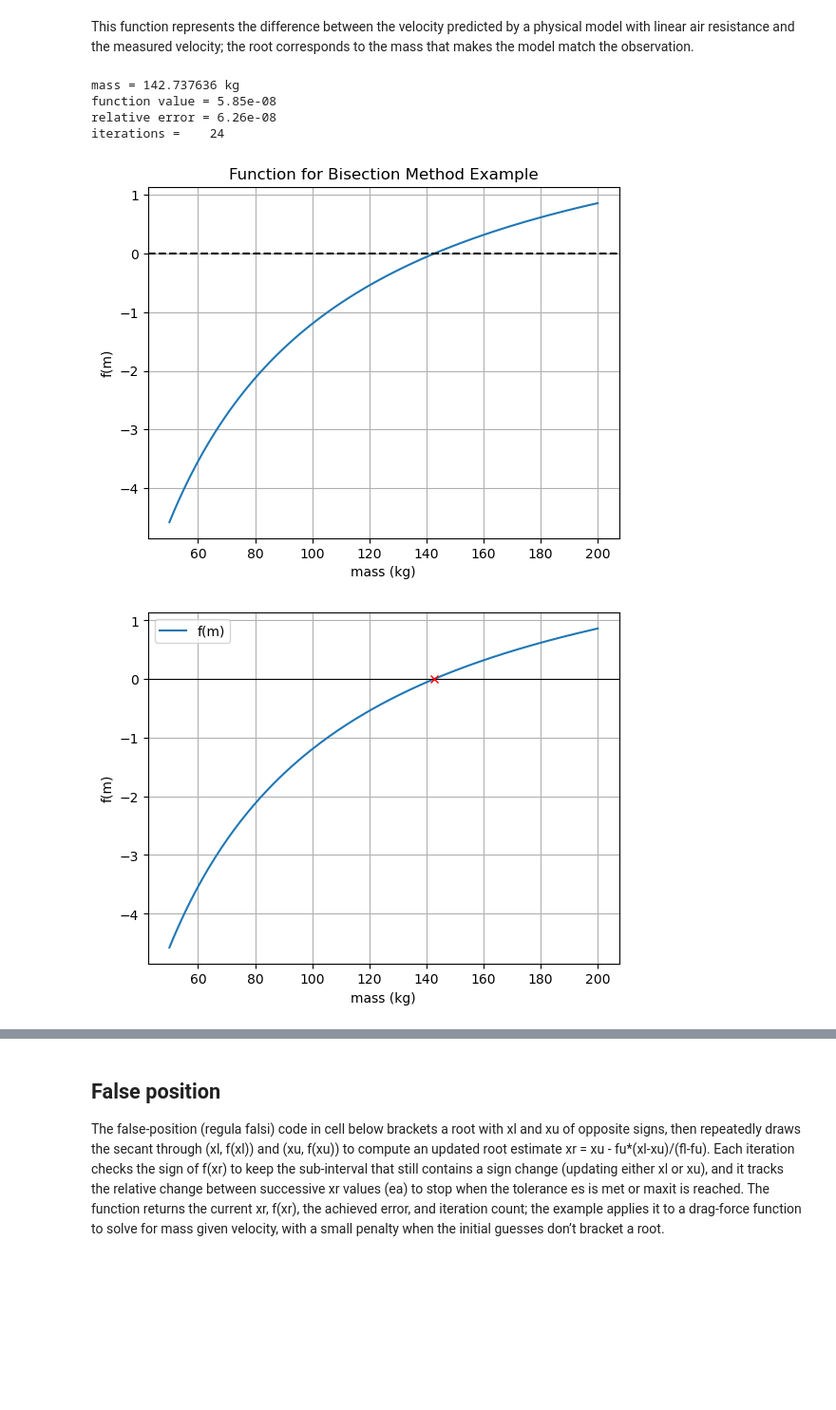
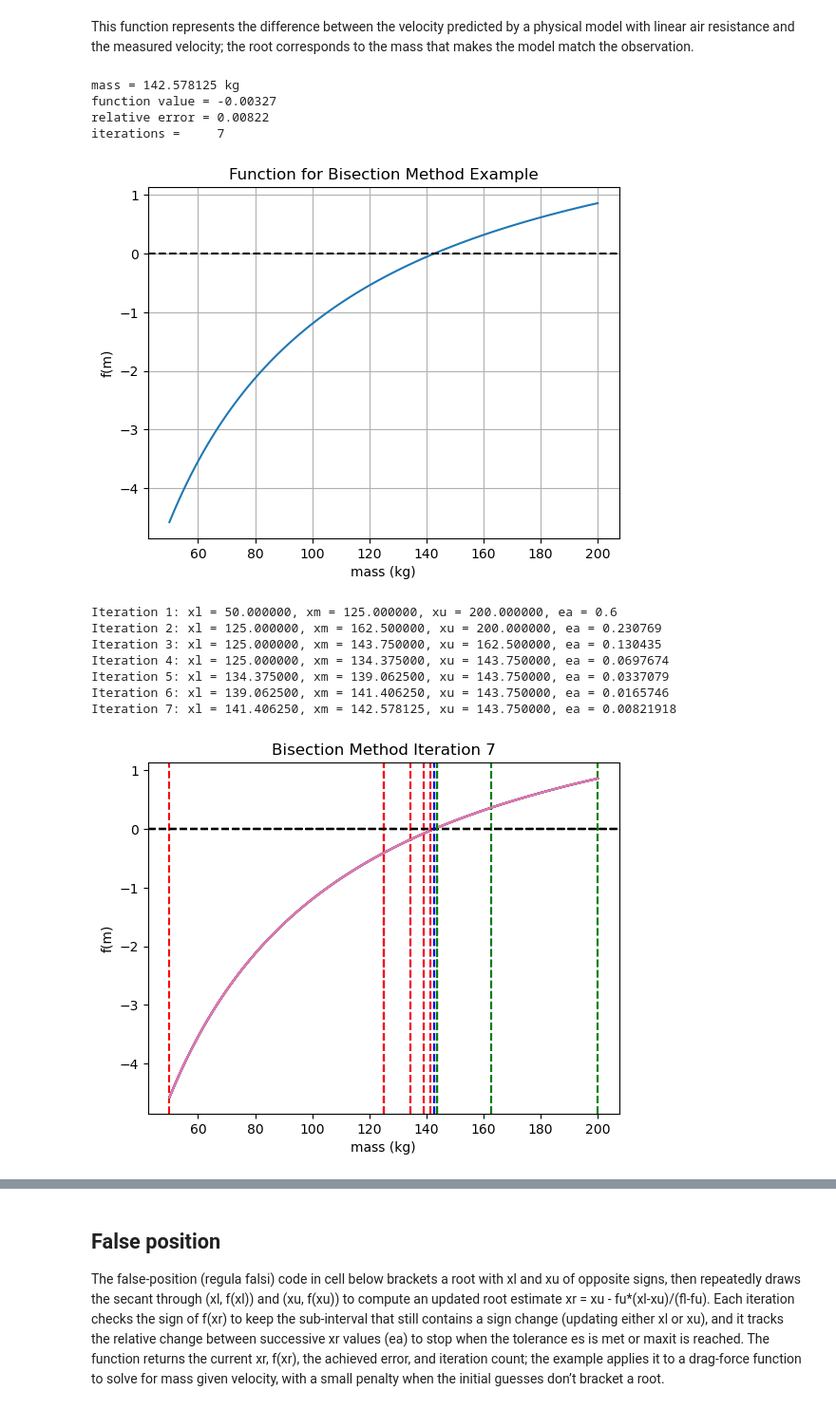
Before and after one commit to dtrad/goph420_class, a Jupyter notebook: examples/lecture3a.ipynb, the cells around one changed output, grey strips where cells are left out. Shown at 95% size. Saved outputs shown, nothing was run; the diff lists cells and outputs as text; code cells hidden in the pictures; blank space fills up the shorter version.

```diff
--- a/examples/lecture3a.ipynb
+++ b/examples/lecture3a.ipynb
@@ -176,16 +214,7 @@ def f(m):
 # %% [markdown]
 This function represents the difference between the velocity predicted by a physical model with linear air resistance and the measured velocity; the root corresponds to the mass that makes the model match the observation.
 # %%
-import numpy as np
-
-def f(m):
-    g = 9.81
-    cd = 0.25
-    t = 4
-    v = 36
-    return np.sqrt(m*g/cd)*np.tanh(np.sqrt(g*cd/m)*t)-v
-
-(m,fm,ea,iter) = bisect(f,50,200,maxit=28)
+(m,fm,ea,iter, iter_data) = bisect2(f,50,200,es=1e-2,maxit=28)
 print('mass = {0:10.6f} kg'.format(m))
 print('function value = {0:7.3g}'.format(fm))
 print('relative error = {0:7.3g}'.format(ea))
@@ -201,23 +230,29 @@ plt.title('Function for Bisection Method Example')
 plt.grid()
 plt.show()
 # %% [output]
-mass = 142.737636 kg
-function value = 5.85e-08
-relative error = 6.26e-08
-iterations =    24
+mass = 142.578125 kg
+function value = -0.00327
+relative error = 0.00822
+iterations =     7
 [figure]
-# %%
-# plot the function f(m) in the interval [50,200] to verify the root location
-# also mark the root found by the bisection method
-import matplotlib.pyplot as plt
-m_plot = np.linspace(50, 200, 200)
-plt.plot(m_plot, f(m_plot), label='f(m)')
-plt.axhline(0, color='k', linewidth=0.8)
-plt.plot([m], [0], 'rx')
-plt.xlabel('mass (kg)')
-plt.ylabel('f(m)')
-plt.legend()
-plt.grid()
-plt.show()
-# %% [output]
-[figure, removed]
+# %%
+# use iter_data to show iteration details and plot the results iteration by iteration
+for i in range(1, iter+1):
+    print(f"Iteration {i}: xl = {iter_data[i]['xl']:.6f}, xm = {iter_data[i]['xm']:.6f}, xu = {iter_data[i]['xu']:.6f}, ea = {iter_data[i]['ea']:.6g}")
+    plt.plot(m,f(m))
+    plt.axhline(0,color='black',ls='--')
+    plt.axvline(iter_data[i]['xl'], color='red', ls='--', label='xl' if i==1 else "")
+    plt.axvline(iter_data[i]['xu'], color='green', ls='--', label='xu' if i==1 else "")
+    plt.axvline(iter_data[i]['xm'], color='blue', ls='--', label='xm' if i==1 else "")
+    plt.xlabel('mass (kg)')
+    plt.ylabel('f(m)')
+    plt.title(f'Bisection Method Iteration {i}')
+# %% [output]
+Iteration 1: xl = 50.000000, xm = 125.000000, xu = 200.000000, ea = 0.6
+Iteration 2: xl = 125.000000, xm = 162.500000, xu = 200.000000, ea = 0.230769
+Iteration 3: xl = 125.000000, xm = 143.750000, xu = 162.500000, ea = 0.130435
+Iteration 4: xl = 125.000000, xm = 134.375000, xu = 143.750000, ea = 0.0697674
+Iteration 5: xl = 134.375000, xm = 139.062500, xu = 143.750000, ea = 0.0337079
+Iteration 6: xl = 139.062500, xm = 141.406250, xu = 143.750000, ea = 0.0165746
+Iteration 7: xl = 141.406250, xm = 142.578125, xu = 143.750000, ea = 0.00821918
+[figure, added]
```
Also changed, not shown: parts of 9 cells of this notebook.
